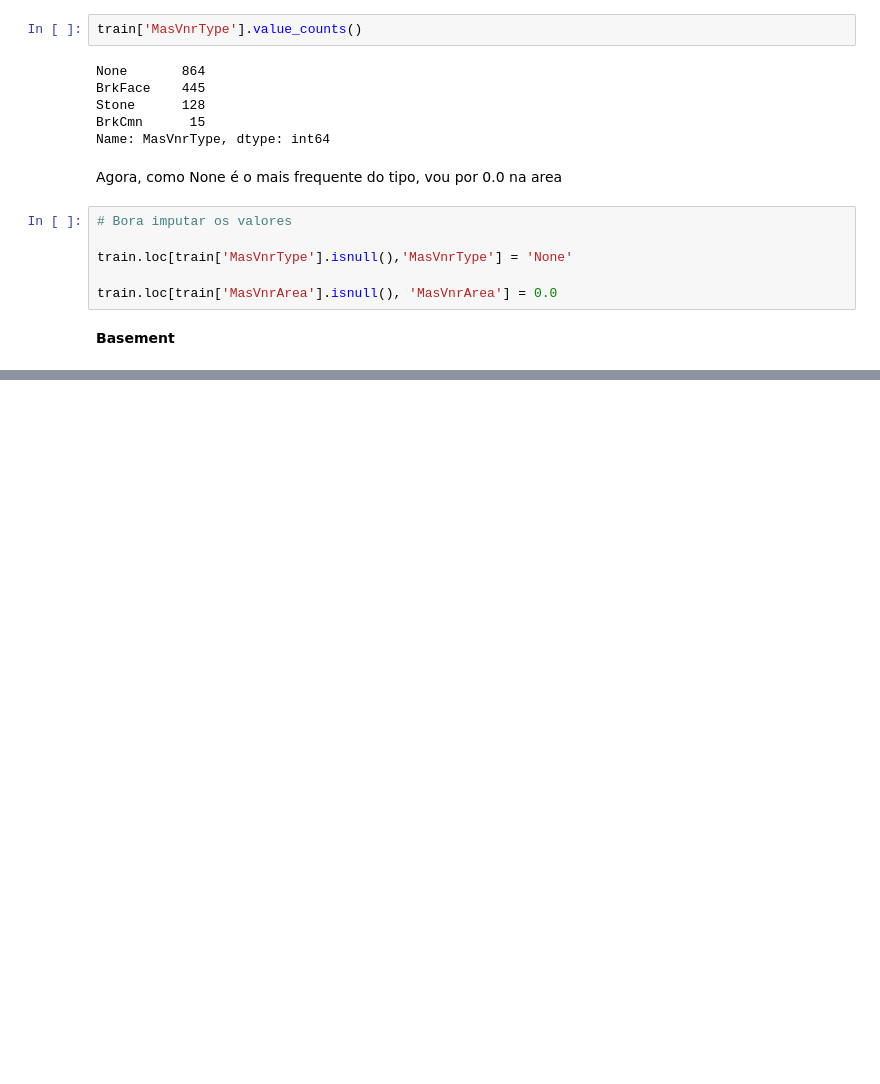
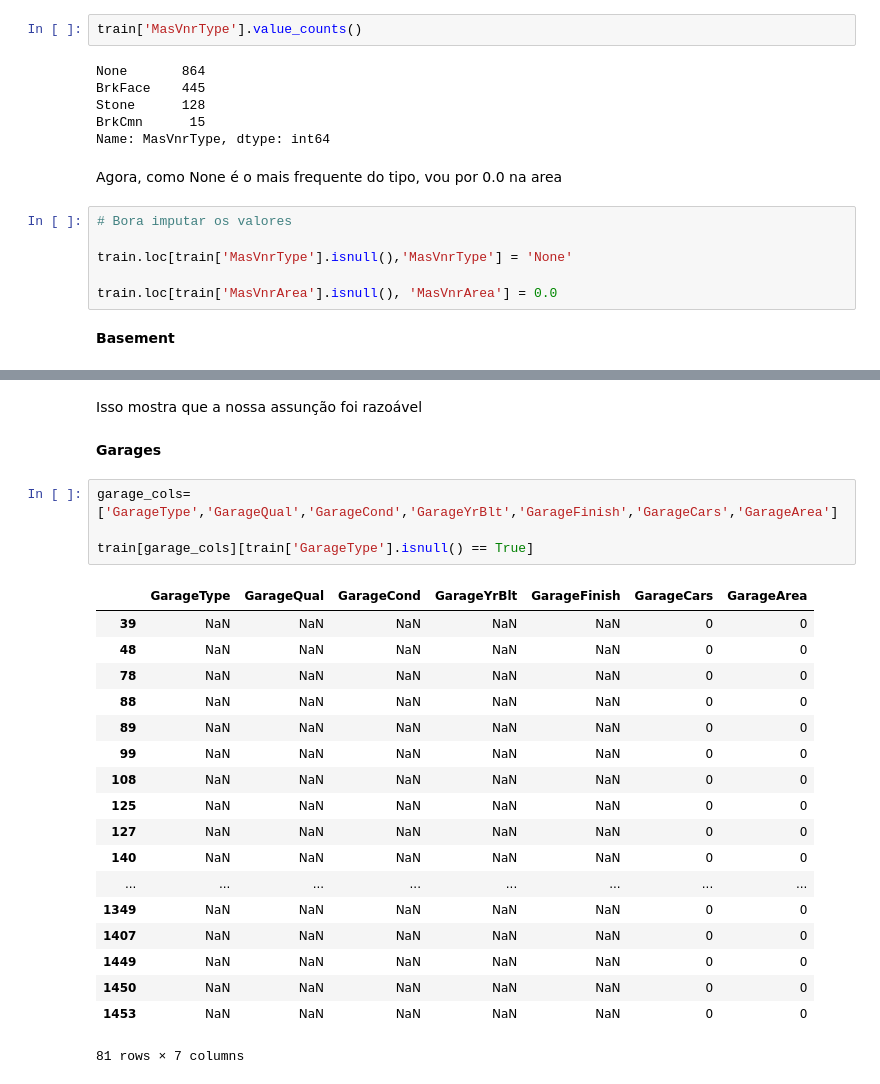
Before and after one commit to 51rL1N5/Prova_Esig, a Jupyter notebook: houseprice.ipynb, the cells around one changed output, grey strips where cells are left out. Drawn from its saved outputs; the diff is of its cells as text; blank space fills up the shorter version.

```diff
--- a/houseprice.ipynb
+++ b/houseprice.ipynb
@@ -396,0 +456,27 @@ for cols in basement_cols:
+# %% [markdown]
+Isso mostra que a nossa assunção foi razoável
+# %% [markdown]
+**Garages**
+# %%
+garage_cols=['GarageType','GarageQual','GarageCond','GarageYrBlt','GarageFinish','GarageCars','GarageArea']
+
+train[garage_cols][train['GarageType'].isnull() == True]
+# %% [output]
+|  | GarageType | GarageQual | GarageCond | GarageYrBlt | GarageFinish | GarageCars | GarageArea |
+| 39 | NaN | NaN | NaN | NaN | NaN | 0 | 0 |
+| 48 | NaN | NaN | NaN | NaN | NaN | 0 | 0 |
+| 78 | NaN | NaN | NaN | NaN | NaN | 0 | 0 |
+| 88 | NaN | NaN | NaN | NaN | NaN | 0 | 0 |
+| 89 | NaN | NaN | NaN | NaN | NaN | 0 | 0 |
+| 99 | NaN | NaN | NaN | NaN | NaN | 0 | 0 |
+| 108 | NaN | NaN | NaN | NaN | NaN | 0 | 0 |
+| 125 | NaN | NaN | NaN | NaN | NaN | 0 | 0 |
+| 127 | NaN | NaN | NaN | NaN | NaN | 0 | 0 |
+| 140 | NaN | NaN | NaN | NaN | NaN | 0 | 0 |
+| ... | ... | ... | ... | ... | ... | ... | ... |
+| 1349 | NaN | NaN | NaN | NaN | NaN | 0 | 0 |
+| 1407 | NaN | NaN | NaN | NaN | NaN | 0 | 0 |
+| 1449 | NaN | NaN | NaN | NaN | NaN | 0 | 0 |
+| 1450 | NaN | NaN | NaN | NaN | NaN | 0 | 0 |
+| 1453 | NaN | NaN | NaN | NaN | NaN | 0 | 0 |
+81 rows × 7 columns
```
Also changed, not shown: parts of 34 cells of this notebook.
